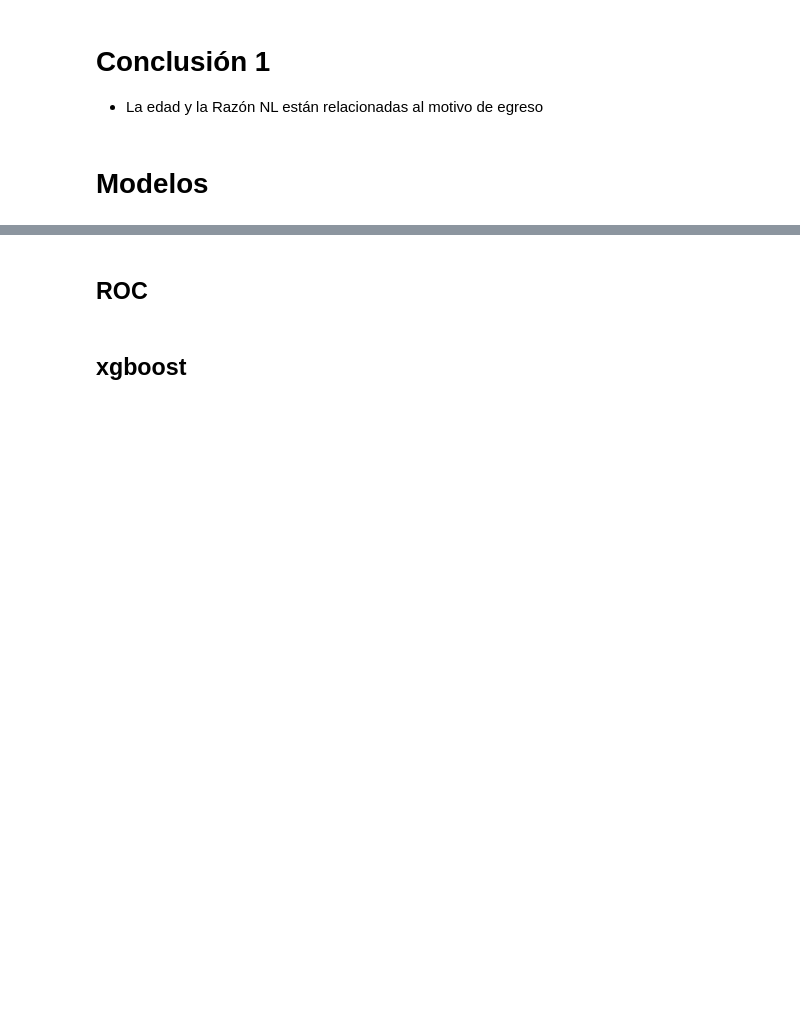
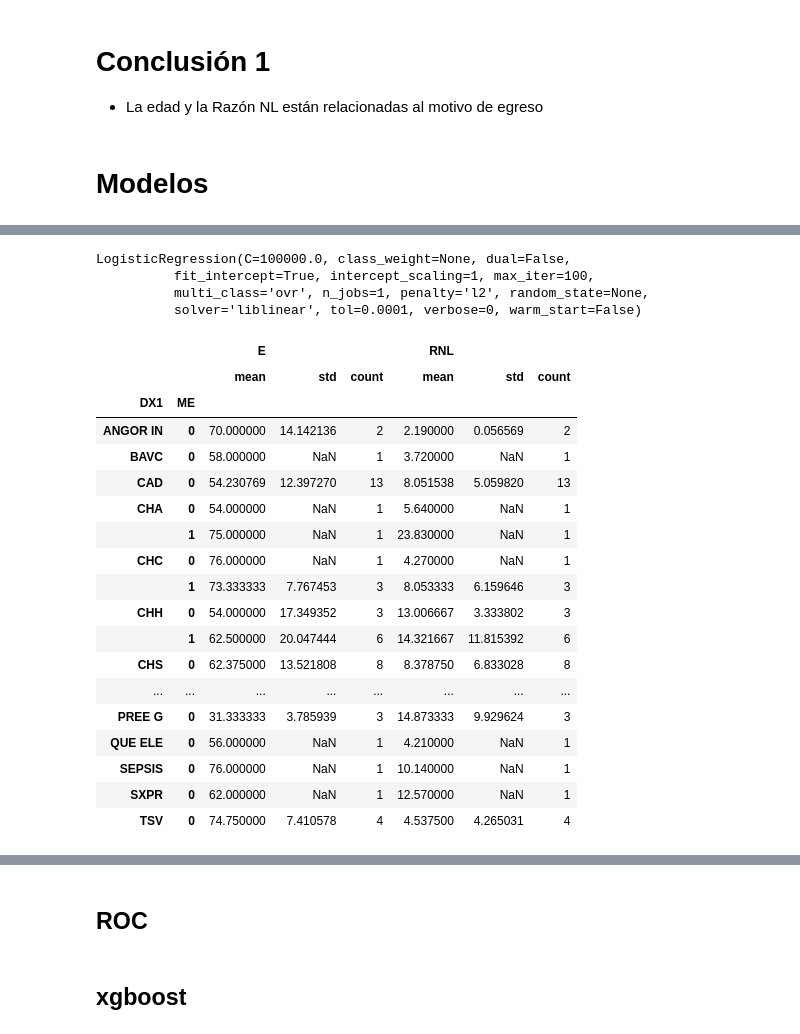
Before and after one commit to jesusmendoza/Brenda, a Jupyter notebook: BRENDA/BRENDA.ipynb, the cells around one changed output, grey strips where cells are left out. Saved outputs shown, nothing was run; the diff lists cells and outputs as text; code cells hidden in the pictures; blank space fills up the shorter version.

```diff
--- a/BRENDA/BRENDA.ipynb
+++ b/BRENDA/BRENDA.ipynb
@@ -256,0 +233,8 @@ ValueError: Found input variables with inconsistent numbers of samples: [159, 1]
+# %%
+
+clf.fit(X_train, y_train)
+# %% [output]
+LogisticRegression(C=100000.0, class_weight=None, dual=False,
+          fit_intercept=True, intercept_scaling=1, max_iter=100,
+          multi_class='ovr', n_jobs=1, penalty='l2', random_state=None,
+          solver='liblinear', tol=0.0001, verbose=0, warm_start=False)
@@ -256,0 +243,22 @@ ValueError: Found input variables with inconsistent numbers of samples: [159, 1]
+# %%
+df.groupby(['DX1','ME']).aggregate(['mean','std','count'])[['E','RNL']]
+# %% [output]
+|  |  | E |  |  | RNL |  |  |
+|  |  | mean | std | count | mean | std | count |
+| DX1 | ME |  |  |  |  |  |  |
+| ANGOR IN | 0 | 70.000000 | 14.142136 | 2 | 2.190000 | 0.056569 | 2 |
+| BAVC | 0 | 58.000000 | NaN | 1 | 3.720000 | NaN | 1 |
+| CAD | 0 | 54.230769 | 12.397270 | 13 | 8.051538 | 5.059820 | 13 |
+| CHA | 0 | 54.000000 | NaN | 1 | 5.640000 | NaN | 1 |
+|  | 1 | 75.000000 | NaN | 1 | 23.830000 | NaN | 1 |
+| CHC | 0 | 76.000000 | NaN | 1 | 4.270000 | NaN | 1 |
+|  | 1 | 73.333333 | 7.767453 | 3 | 8.053333 | 6.159646 | 3 |
+| CHH | 0 | 54.000000 | 17.349352 | 3 | 13.006667 | 3.333802 | 3 |
+|  | 1 | 62.500000 | 20.047444 | 6 | 14.321667 | 11.815392 | 6 |
+| CHS | 0 | 62.375000 | 13.521808 | 8 | 8.378750 | 6.833028 | 8 |
+| ... | ... | ... | ... | ... | ... | ... | ... |
+| PREE G | 0 | 31.333333 | 3.785939 | 3 | 14.873333 | 9.929624 | 3 |
+| QUE ELE | 0 | 56.000000 | NaN | 1 | 4.210000 | NaN | 1 |
+| SEPSIS | 0 | 76.000000 | NaN | 1 | 10.140000 | NaN | 1 |
+| SXPR | 0 | 62.000000 | NaN | 1 | 12.570000 | NaN | 1 |
+| TSV | 0 | 74.750000 | 7.410578 | 4 | 4.537500 | 4.265031 | 4 |
```
Also changed, not shown: parts of 14 cells of this notebook.
